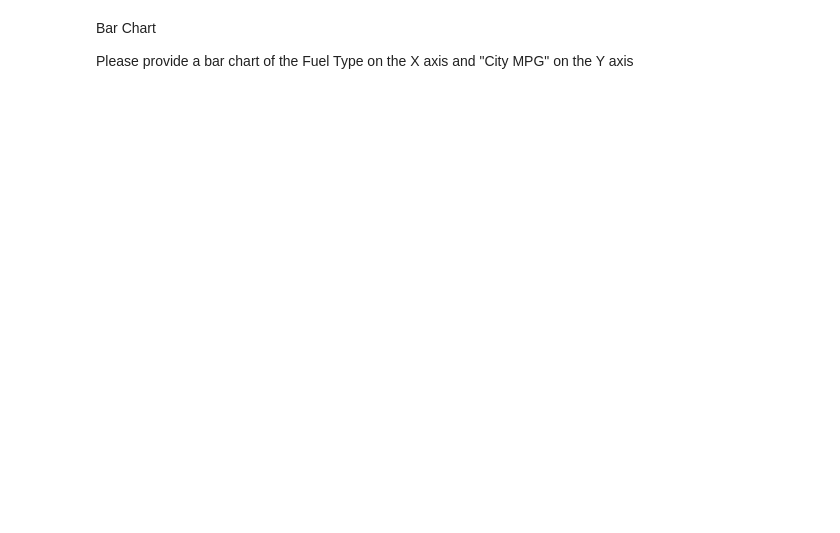
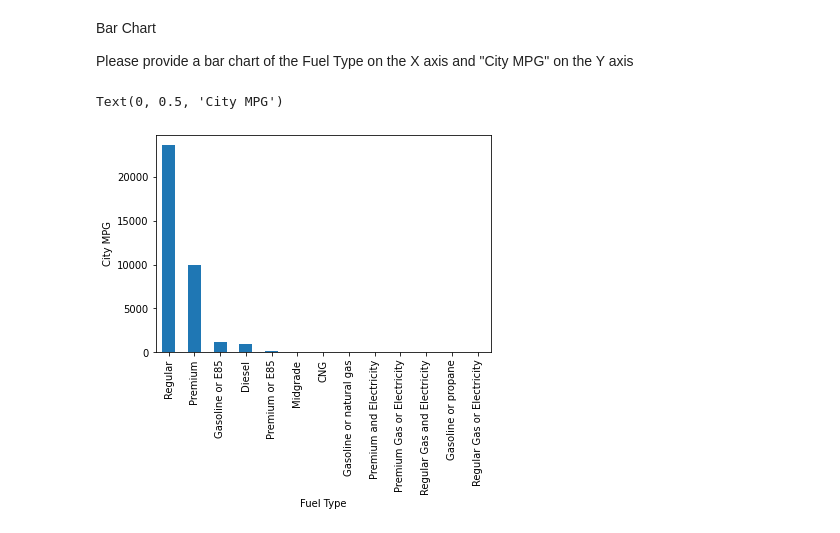
Before and after one commit to PaulaNuno/datamad0820, a Jupyter notebook: module-2/lab-matplotlib-seaborn/your-code/challenge-1.ipynb, the cells around one changed output. Cells and saved outputs as stored; diff of their text form; code cells hidden in the pictures; blank space fills up the shorter version.

```diff
--- a/module-2/lab-matplotlib-seaborn/your-code/challenge-1.ipynb
+++ b/module-2/lab-matplotlib-seaborn/your-code/challenge-1.ipynb
@@ -137,0 +156,7 @@ Please provide a bar chart of the Fuel Type on the X axis and "City MPG" on the
+# %%
+df['Fuel Type'].value_counts().plot(kind='bar')
+plt.xlabel('Fuel Type')
+plt.ylabel('City MPG')
+# %% [output]
+Text(0, 0.5, 'City MPG')
+[figure, added]
```
Also changed, not shown: parts of 6 cells of this notebook, 2 other files.
